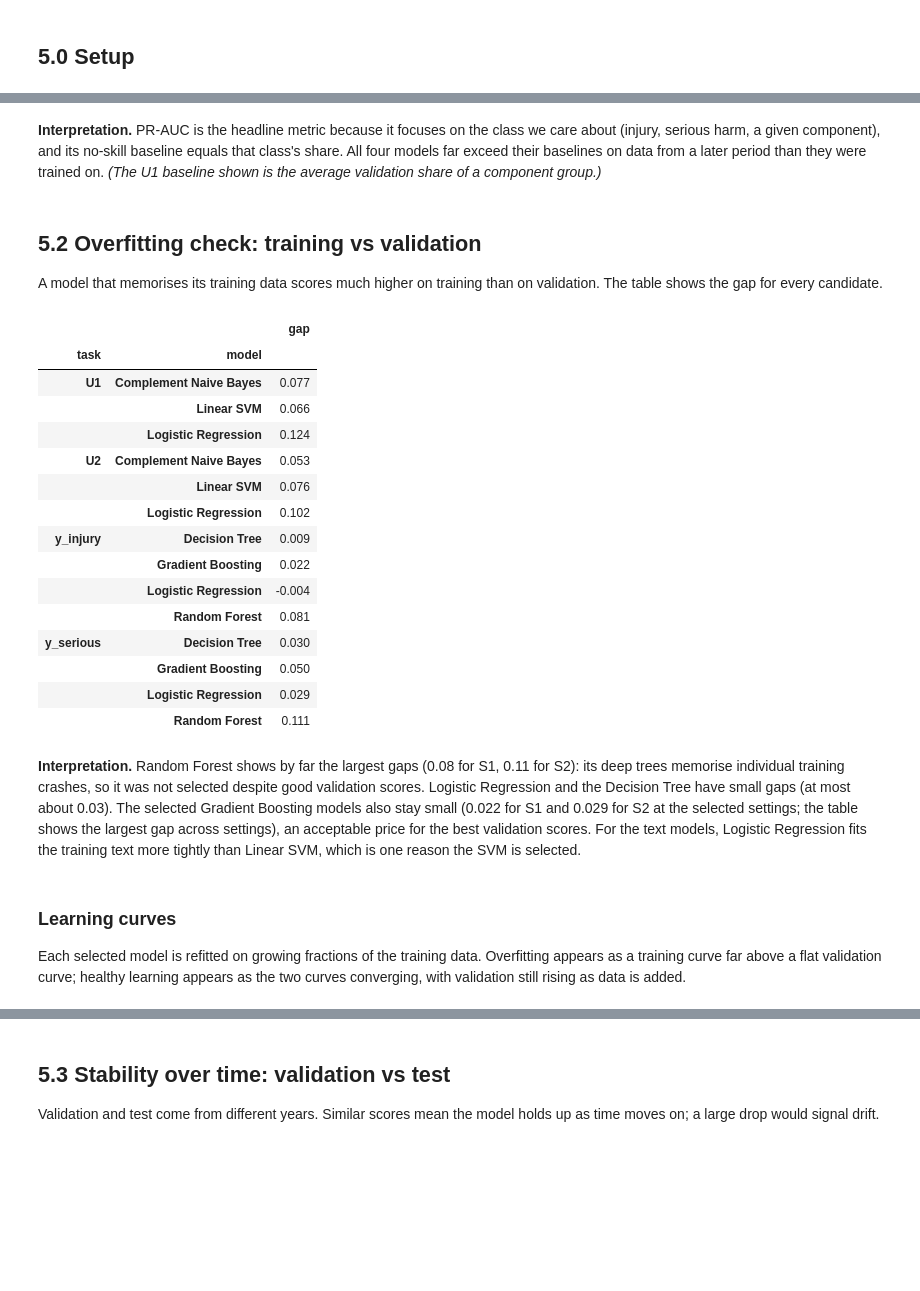
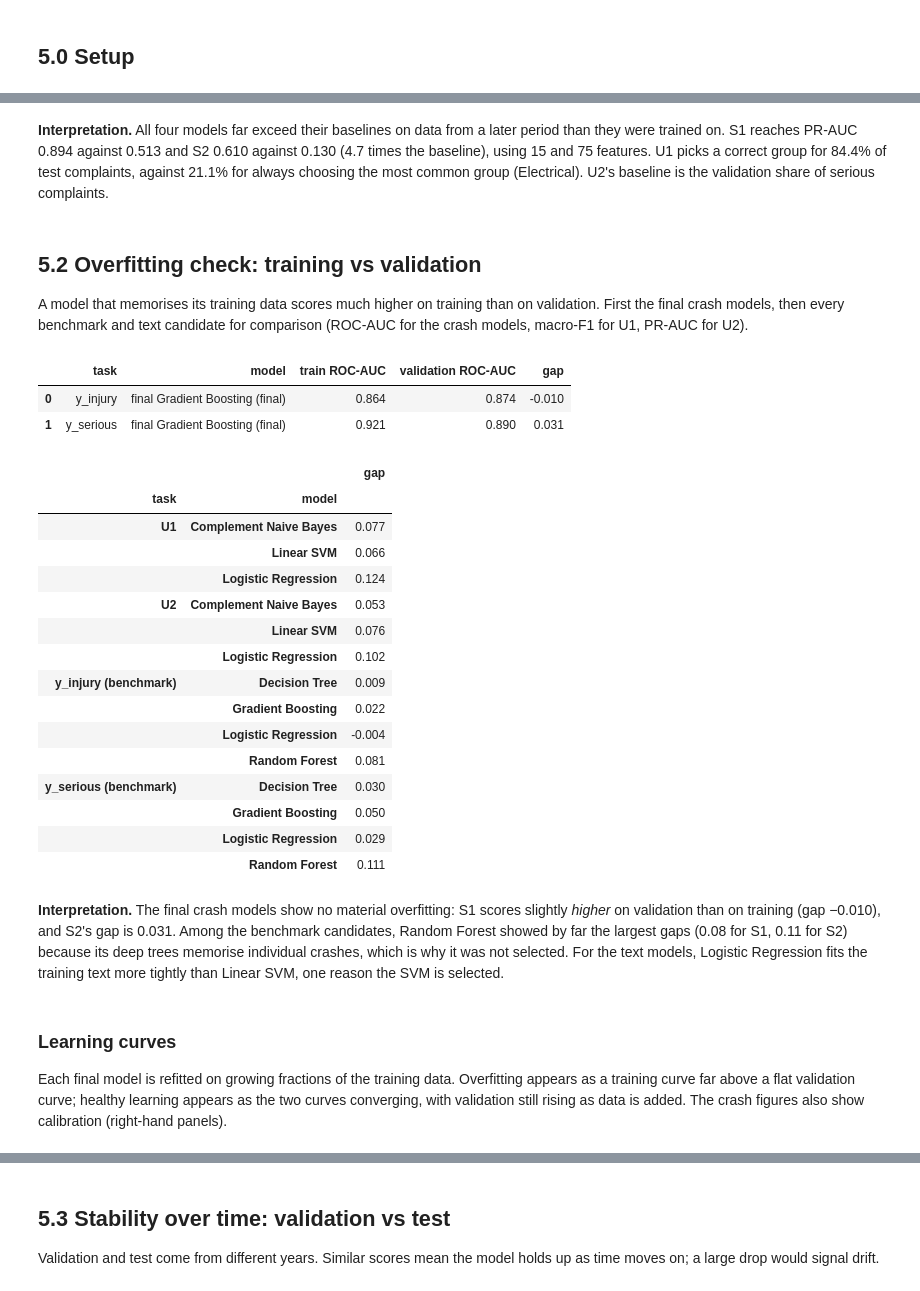
Before and after one commit to delanomullings7771-sys/vehicle-safety-intelligence, a Jupyter notebook: notebooks/05_Evaluation.ipynb, the cells around one changed output, grey strips where cells are left out. Drawn from its saved outputs; the diff is of its cells as text; code cells hidden in the pictures; blank space fills up the shorter version.

```diff
--- a/notebooks/05_Evaluation.ipynb
+++ b/notebooks/05_Evaluation.ipynb
@@ -13,18 +19,27 @@ This notebook judges the selected models against the success criteria set in not
 from pathlib import Path
 import json, sys
 
+import numpy as np
 import pandas as pd
 from IPython.display import Image, display
 
 PROJECT_ROOT = Path.cwd().resolve().parent if Path.cwd().name == "notebooks" else Path.cwd().resolve()
 sys.path.insert(0, str(PROJECT_ROOT / "src"))
-from project_paths import EVALUATION_DIR, FIGURE_DIR, TABLE_DIR
+from project_paths import CRSS_TEST_YEAR, EVALUATION_DIR, FIGURE_DIR, OUTPUT_DIR, PROCESSED_DIR, TABLE_DIR, crss_extracted_dir
 
 pd.set_option("display.max_columns", 40, "display.width", 220, "display.precision", 3)
 load = lambda name: pd.read_csv(EVALUATION_DIR / name)
-results = {t: load(f"crss_{t}_model_comparison.csv") for t in ("y_injury", "y_serious")}
-results |= {t: load(f"text_{t}_model_comparison.csv") for t in ("U1", "U2")}
-selected = {t: r[r.selected].iloc[0] for t, r in results.items()}
+FINAL_DIR = EVALUATION_DIR / "final"
+CRASH = ("y_injury", "y_serious")
+
+# Final crash models (notebook 04, Part C) and the text models
+final = {t: pd.read_csv(FINAL_DIR / f"crss_{t}_final_results.csv") for t in CRASH}
+text = {t: load(f"text_{t}_model_comparison.csv") for t in ("U1", "U2")}
+selected = {t: r[r.model != "Dummy (prior)"].iloc[0] for t, r in final.items()}
+selected |= {t: r[r.selected].iloc[0] for t, r in text.items()}
+dummy = {t: r[r.model == "Dummy (prior)"].iloc[0] for t, r in (final | text).items()}
+# Benchmark crash models (all fields), used only for comparison in 5.6
+benchmark = {t: load(f"crss_{t}_model_comparison.csv") for t in CRASH}
 # %% [markdown]
 ## 5.1 Headline results on untouched test data
 The test period was never used for training, tuning, threshold choice or model selection.
@@ -50,40 +84,44 @@ headline
 # %% [markdown]
-**Interpretation.** PR-AUC is the headline metric because it focuses on the class we care about (injury, serious harm, a given component), and its no-skill baseline equals that class's share. All four models far exceed their baselines on data from a later period than they were trained on. *(The U1 baseline shown is the average validation share of a component group.)*
+**Interpretation.** All four models far exceed their baselines on data from a later period than they were trained on. S1 reaches PR-AUC 0.894 against 0.513 and S2 0.610 against 0.130 (4.7 times the baseline), using 15 and 75 features. U1 picks a correct group for 84.4% of test complaints, against 21.1% for always choosing the most common group (Electrical). U2's baseline is the validation share of serious complaints.
 # %% [markdown]
 ## 5.2 Overfitting check: training vs validation
-A model that memorises its training data scores much higher on training than on validation. The table shows the gap for every candidate.
+A model that memorises its training data scores much higher on training than on validation. First the final crash models, then every benchmark and text candidate for comparison (ROC-AUC for the crash models, macro-F1 for U1, PR-AUC for U2).
 # %%
+fin_gap = pd.DataFrame([{"task": t, "model": "final " + selected[t].model, "train ROC-AUC": final[t].iloc[1].train_roc_auc,
+                         "validation ROC-AUC": selected[t].validation_roc_auc,
+                         "gap": selected[t].overfit_gap_auc_train_minus_val} for t in CRASH])
+display(fin_gap)
 gaps = []
-for t, r in results.items():
+for t, r in (benchmark | text).items():
     r = r[r.model != "Dummy (prior)"]
     metric = "macro_f1" if t == "U1" else ("pr_auc" if t == "U2" else "roc_auc")
     for _, x in r.iterrows():
-        gaps.append({"task": t, "feature_set": x.get("feature_set", "text"), "class_weight": x.get("class_weight", "-"),
-                     "model": x.model, "metric": metric, "train": x[f"train_{metric}"],
-                     "validation": x[f"validation_{metric}"], "gap": x[f"train_{metric}"] - x[f"validation_{metric}"],
-                     "selected": x.selected})
-gaps = pd.DataFrame(gaps)
-gaps.pivot_table(index=["task", "model"], values="gap", aggfunc="max").round(3)
+        gaps.append({"task": t if t in ("U1", "U2") else f"{t} (benchmark)", "model": x.model,
+                     "gap": x[f"train_{metric}"] - x[f"validation_{metric}"]})
+pd.DataFrame(gaps).pivot_table(index=["task", "model"], values="gap", aggfunc="max").round(3)
 # %% [output]
-|  |  | gap |
-| task | model |  |
-| U1 | Complement Naive Bayes | 0.077 |
-|  | Linear SVM | 0.066 |
-|  | Logistic Regression | 0.124 |
-| U2 | Complement Naive Bayes | 0.053 |
-|  | Linear SVM | 0.076 |
-|  | Logistic Regression | 0.102 |
-| y_injury | Decision Tree | 0.009 |
-|  | Gradient Boosting | 0.022 |
-|  | Logistic Regression | -0.004 |
-|  | Random Forest | 0.081 |
-| y_serious | Decision Tree | 0.030 |
-|  | Gradient Boosting | 0.050 |
-|  | Logistic Regression | 0.029 |
-|  | Random Forest | 0.111 |
+|  | task | model | train ROC-AUC | validation ROC-AUC | gap |
+| 0 | y_injury | final Gradient Boosting (final) | 0.864 | 0.874 | -0.010 |
+| 1 | y_serious | final Gradient Boosting (final) | 0.921 | 0.890 | 0.031 |
+|  |  | gap |
+| task | model |  |
+| U1 | Complement Naive Bayes | 0.077 |
+|  | Linear SVM | 0.066 |
+|  | Logistic Regression | 0.124 |
+| U2 | Complement Naive Bayes | 0.053 |
+|  | Linear SVM | 0.076 |
+|  | Logistic Regression | 0.102 |
+| y_injury (benchmark) | Decision Tree | 0.009 |
+|  | Gradient Boosting | 0.022 |
+|  | Logistic Regression | -0.004 |
+|  | Random Forest | 0.081 |
+| y_serious (benchmark) | Decision Tree | 0.030 |
+|  | Gradient Boosting | 0.050 |
+|  | Logistic Regression | 0.029 |
+|  | Random Forest | 0.111 |
 # %% [markdown]
-**Interpretation.** Random Forest shows by far the largest gaps (0.08 for S1, 0.11 for S2): its deep trees memorise individual training crashes, so it was not selected despite good validation scores. Logistic Regression and the Decision Tree have small gaps (at most about 0.03). The selected Gradient Boosting models also stay small (0.022 for S1 and 0.029 for S2 at the selected settings; the table shows the largest gap across settings), an acceptable price for the best validation scores. For the text models, Logistic Regression fits the training text more tightly than Linear SVM, which is one reason the SVM is selected.
+**Interpretation.** The final crash models show no material overfitting: S1 scores slightly *higher* on validation than on training (gap −0.010), and S2's gap is 0.031. Among the benchmark candidates, Random Forest showed by far the largest gaps (0.08 for S1, 0.11 for S2) because its deep trees memorise individual crashes, which is why it was not selected. For the text models, Logistic Regression fits the training text more tightly than Linear SVM, one reason the SVM is selected.
 # %% [markdown]
 ### Learning curves
-Each selected model is refitted on growing fractions of the training data. Overfitting appears as a training curve far above a flat validation curve; healthy learning appears as the two curves converging, with validation still rising as data is added.
+Each final model is refitted on growing fractions of the training data. Overfitting appears as a training curve far above a flat validation curve; healthy learning appears as the two curves converging, with validation still rising as data is added. The crash figures also show calibration (right-hand panels).
 # %%
```
Also changed, not shown: parts of 23 cells of this notebook, 56 other files.
